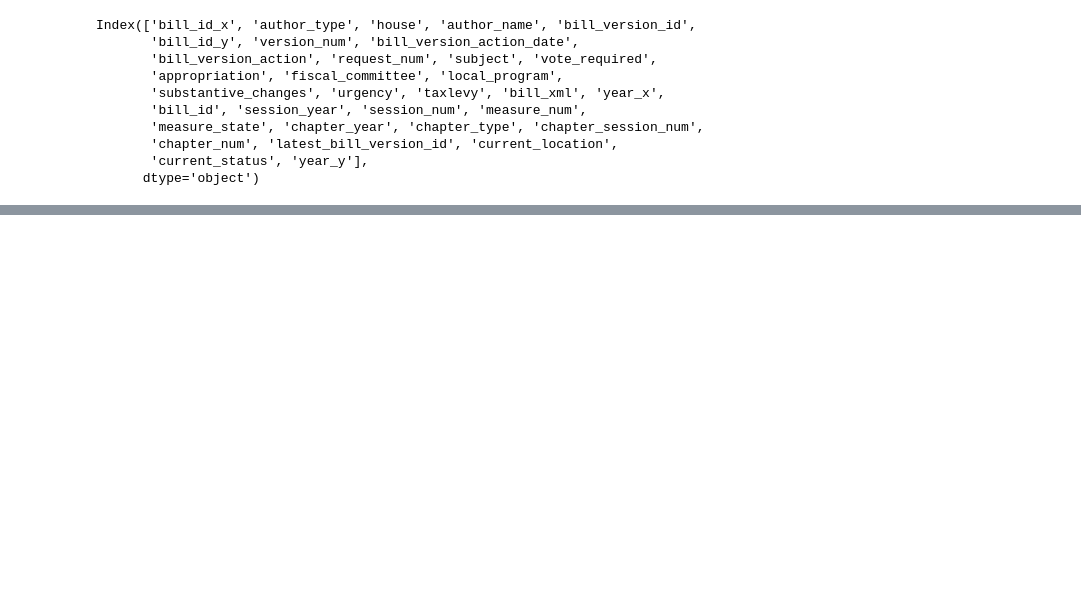
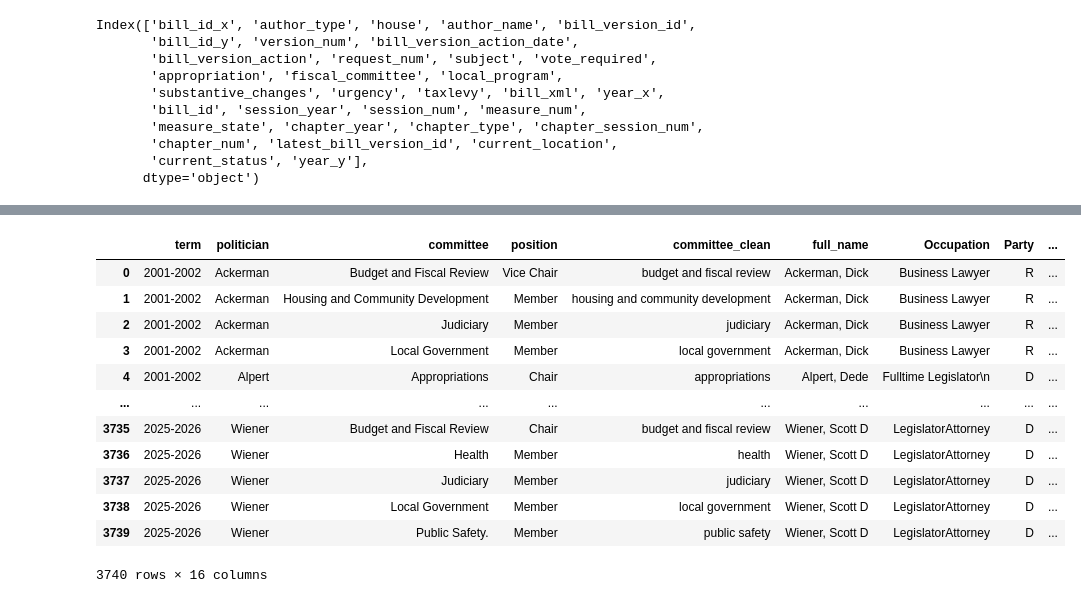
Before and after one commit to emeliasprott/Capstone, a Jupyter notebook: combining.ipynb, the cells around one changed output, grey strips where cells are left out. Drawn from its saved outputs; the diff is of its cells as text; code cells hidden in the pictures; blank space fills up the shorter version.

```diff
--- a/combining.ipynb
+++ b/combining.ipynb
@@ -584,3 +720,19 @@ expenditure_assembly['term'] = expenditure_assembly['year'].apply(lambda x: f"{x
+# %%
+senate
+# %% [output]
+|  | term | politician | committee | position | committee_clean | full_name | Occupation | Party | ... |
+| 0 | 2001-2002 | Ackerman | Budget and Fiscal Review | Vice Chair | budget and fiscal review | Ackerman, Dick | Business Lawyer | R | ... |
+| 1 | 2001-2002 | Ackerman | Housing and Community Development | Member | housing and community development | Ackerman, Dick | Business Lawyer | R | ... |
+| 2 | 2001-2002 | Ackerman | Judiciary | Member | judiciary | Ackerman, Dick | Business Lawyer | R | ... |
+| 3 | 2001-2002 | Ackerman | Local Government | Member | local government | Ackerman, Dick | Business Lawyer | R | ... |
+| 4 | 2001-2002 | Alpert | Appropriations | Chair | appropriations | Alpert, Dede | Fulltime Legislator\n | D | ... |
+| ... | ... | ... | ... | ... | ... | ... | ... | ... | ... |
+| 3735 | 2025-2026 | Wiener | Budget and Fiscal Review | Chair | budget and fiscal review | Wiener, Scott D | LegislatorAttorney | D | ... |
+| 3736 | 2025-2026 | Wiener | Health | Member | health | Wiener, Scott D | LegislatorAttorney | D | ... |
+| 3737 | 2025-2026 | Wiener | Judiciary | Member | judiciary | Wiener, Scott D | LegislatorAttorney | D | ... |
+| 3738 | 2025-2026 | Wiener | Local Government | Member | local government | Wiener, Scott D | LegislatorAttorney | D | ... |
+| 3739 | 2025-2026 | Wiener | Public Safety. | Member | public safety | Wiener, Scott D | LegislatorAttorney | D | ... |
+3740 rows × 16 columns
 # %%
 def match_names(_names, expenditure_df, cutoff=84):
     expenditure_names = {n: n.lower() for n in expenditure_df['TargetCandidateName'].unique()}
```
Also changed, not shown: parts of 15 cells of this notebook, 8 other files.
